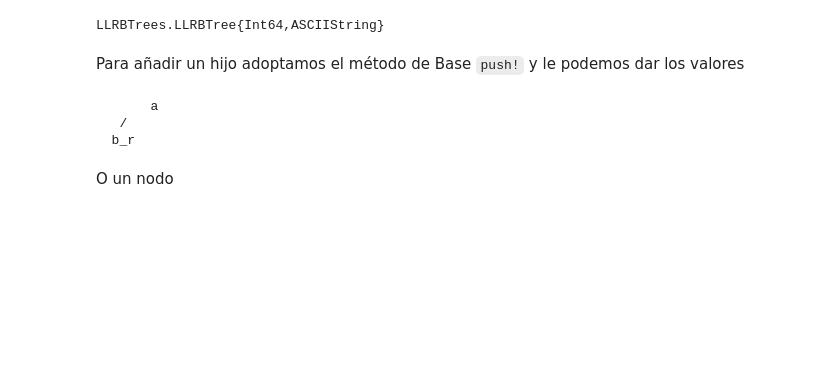
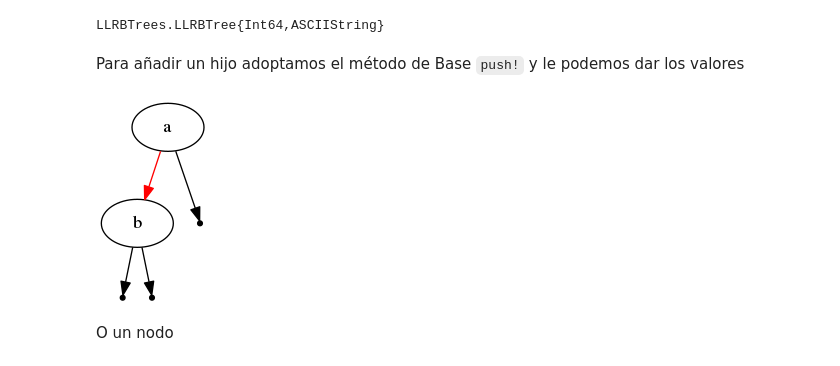
Before and after one commit to epaaso/LLRBTrees.jl, a Jupyter notebook: doc/Manual.ipynb, the cells around one changed output. Saved outputs shown, nothing was run; the diff lists cells and outputs as text; code cells hidden in the pictures; blank space fills up the shorter version.

```diff
--- a/doc/Manual.ipynb
+++ b/doc/Manual.ipynb
@@ -37,10 +38,9 @@ LLRBTrees.LLRBTree{Int64,ASCIIString}
 Para añadir un hijo adoptamos el método de Base `push!` y le podemos dar los valores
 # %%
 push!(arbol, 0, "b")
+display(arbol)
 # %% [output]
-       a
-   /
-  b_r
+[figure, added]
 # %% [markdown]
 O un nodo
 # %%
```
Also changed, not shown: parts of 52 cells of this notebook.
